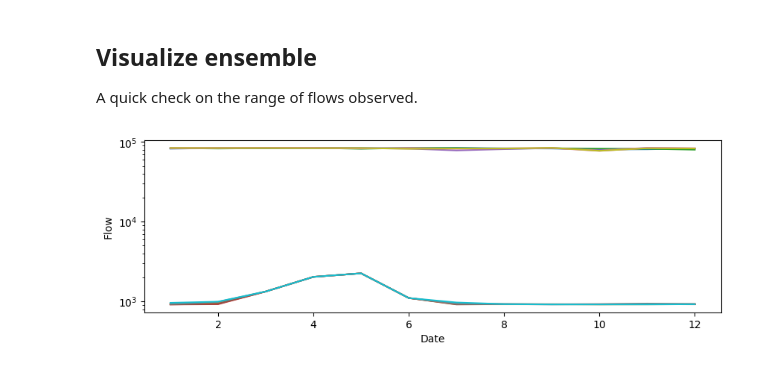
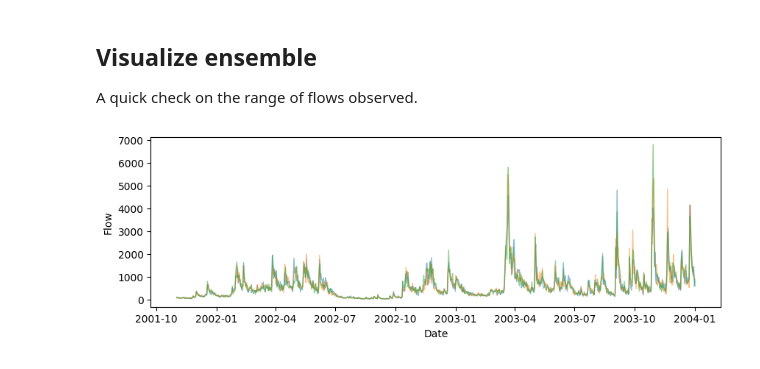
Before and after one commit to Pywr-DRB/DRB-Historic-Reconstruction, a Jupyter notebook: DRB_ensemble_historic_reconstruction.ipynb, the cells around one changed output. Saved outputs shown, nothing was run; the diff lists cells and outputs as text; code cells hidden in the pictures.

Commit message:
Ensemble generation method is now complete.
I will formalize the workflow in the README very soon

```diff
--- a/DRB_ensemble_historic_reconstruction.ipynb
+++ b/DRB_ensemble_historic_reconstruction.ipynb
@@ -172,6 +182,26 @@ for real in range(N_REALIZATIONS):
 
                 Q_reconstructed.loc[dates[0]:dates[1], node] = model.predict_streamflow(location, fdc).values.flatten()
 
+            # Apply NHM scaling at Cannonsville and Pepacton
+            if (node in ['cannonsville', 'pepacton']) and regression_nhm_inflow_scaling:
+                unscaled_inflows = Q_reconstructed.loc[dates[0]:dates[1], obs_pub_site_matches[node]].sum(axis=1).values
+                scaling_coef = np.zeros_like(unscaled_inflows)
+
+                # Use linear regression to find inflow scaling coefficient
+                for i, day_month in enumerate(Q_reconstructed.loc[dates[0]:dates[1], :].index.month):
+                    quarter = get_quarter(day_month)
+
+                    scaling_coef[i] = predict_inflow_scaling(linear_models[node][quarter],
+                                               linear_results[node][quarter],
+                                                log_flow= np.log(unscaled_inflows[i]),
+                                                method='median')
+
+                # Apply daily scaling equally across gauges
+                for site in obs_pub_site_matches[node]:
+                    Q_reconstructed.loc[dates[0]:dates[1], site] = np.multiply(Q_reconstructed.loc[dates[0]:dates[1], site].values,
+                                                                               scaling_coef)
+
+    assert(Q_reconstructed.isna().sum().sum() == 0), ' There are NAs in the reconstruction'
+
     ensemble_Q_reconstructed[f'realization_{real}'] = Q_reconstructed.copy()
-# assert(Q_reconstructed.isna().sum().sum() == 0), 'There are NA values in the reconstruction.'
 # %% [output]
@@ -206,29 +272,32 @@ export_dict_ensemble_to_hdf5(ensemble_Q_reconstructed, f'./outputs/ensembles/his
 
 A quick check on the range of flows observed.
 # %%
-node = 'delTrenton'
+node = 'pepacton'
 inflow_gauges = obs_pub_site_matches[node]
 start_date = '2001-11-01'
-end_date = '2002-01-01'
+end_date = '2004-01-01'
 
 fig, ax = plt.subplots(figsize = (10,3))
 
 for real in range(N_REALIZATIONS):
     if inflow_gauges:
         Q = ensemble_Q_reconstructed[f'realization_{real}'].loc[:,inflow_gauges].sum(axis=1)
     else:
         Q = ensemble_Q_reconstructed[f'realization_{real}'].loc[:,node]
-    month_mins = Q.groupby(Q.index.month).min()
-    month_max = Q.groupby(Q.index.month).max()
-    ax.plot(month_max.index, month_max, label = f'R{real}')
-    ax.plot(month_mins.index, month_mins, label = f'R{real}')
-    # ax.plot(Q.index, Q, alpha = 0.4)
+    Q = Q.loc[start_date:end_date]
+    # month_mins = Q.groupby(Q.index.month).min()
+    # month_max = Q.groupby(Q.index.month).max()
+    # ax.plot(month_max.index, month_max, label = f'R{real}')
+    # ax.plot(month_mins.index, month_mins, label = f'R{real}')
+    ax.plot(Q.index, Q, alpha = 0.5, linewidth=1)
+    # ax.plot(fdc_quantiles, np.quantile(Q.values, fdc_quantiles))
 
 
-plt.yscale('log')
+# plt.yscale('log')
+
 plt.ylabel('Flow')
 # plt.legend()
 plt.xlabel('Date')
 plt.show()
 # %% [output]
-[figure, old version]
+[figure, new version]
```
Also changed, not shown: parts of 6 cells of this notebook, 14 other files.
